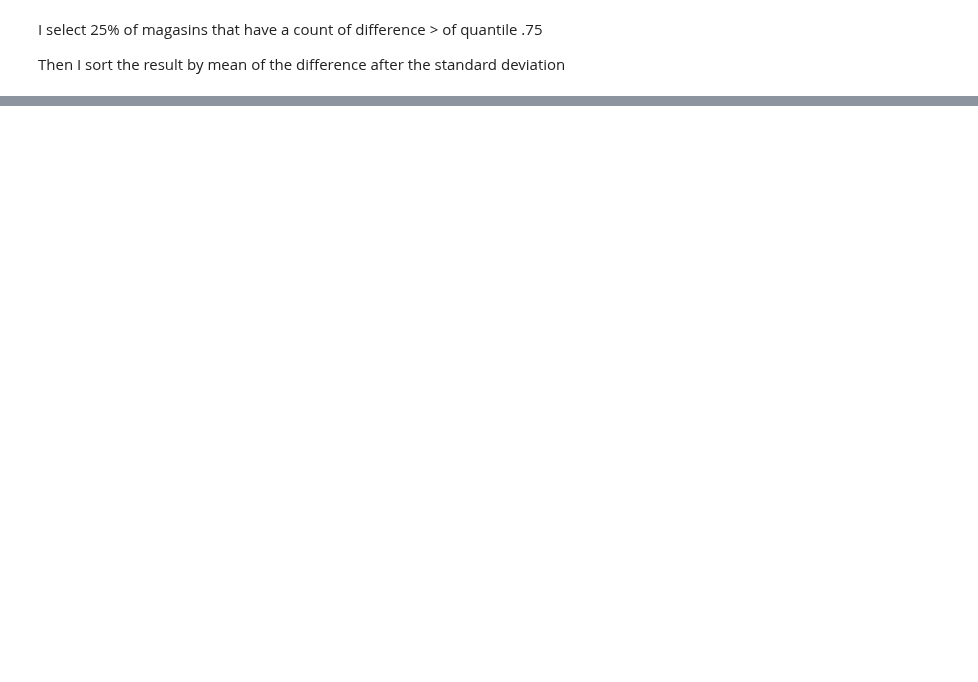
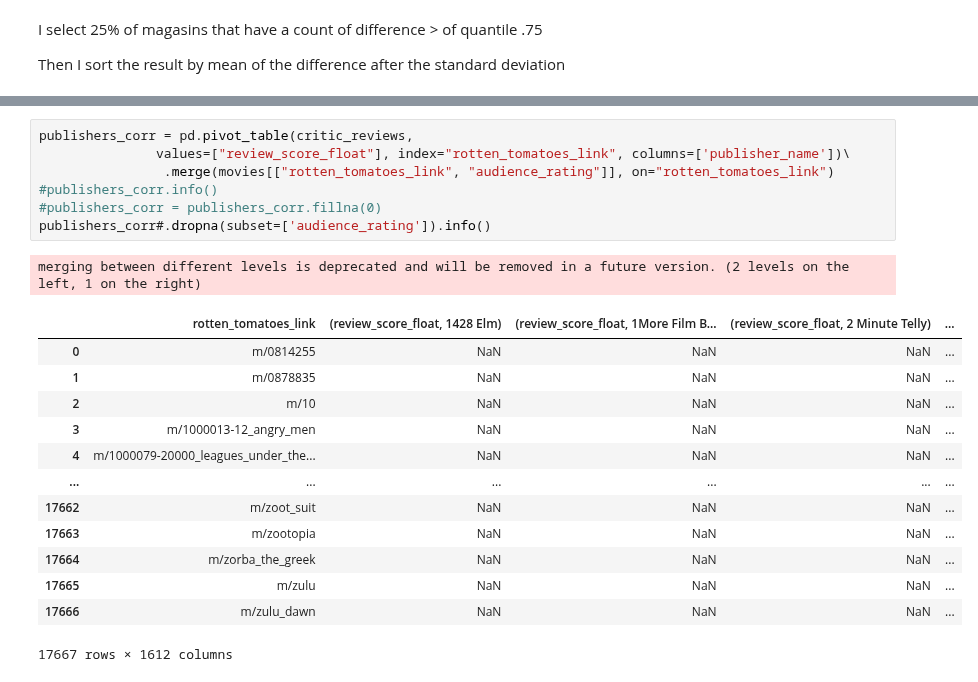
Before and after one commit to fdmdlb/nextflix, a Jupyter notebook: review_magazine_share.ipynb, the cells around one changed output, grey strips where cells are left out. Saved outputs shown, nothing was run; the diff lists cells and outputs as text; blank space fills up the shorter version.

Commit message:
Add correlation columns

```diff
--- a/review_magazine_share.ipynb
+++ b/review_magazine_share.ipynb
@@ -160,0 +224,22 @@ dtype: int64
+# %%
+publishers_corr = pd.pivot_table(critic_reviews,
+               values=["review_score_float"], index="rotten_tomatoes_link", columns=['publisher_name'])\
+                .merge(movies[["rotten_tomatoes_link", "audience_rating"]], on="rotten_tomatoes_link")
+#publishers_corr.info()
+#publishers_corr = publishers_corr.fillna(0)
+publishers_corr#.dropna(subset=['audience_rating']).info()
+# %% [output]
+merging between different levels is deprecated and will be removed in a future version. (2 levels on the left, 1 on the right)
+|  | rotten_tomatoes_link | (review_score_float, 1428 Elm) | (review_score_float, 1More Film B... | (review_score_float, 2 Minute Telly) | ... |
+| 0 | m/0814255 | NaN | NaN | NaN | ... |
+| 1 | m/0878835 | NaN | NaN | NaN | ... |
+| 2 | m/10 | NaN | NaN | NaN | ... |
+| 3 | m/1000013-12_angry_men | NaN | NaN | NaN | ... |
+| 4 | m/1000079-20000_leagues_under_the... | NaN | NaN | NaN | ... |
+| ... | ... | ... | ... | ... | ... |
+| 17662 | m/zoot_suit | NaN | NaN | NaN | ... |
+| 17663 | m/zootopia | NaN | NaN | NaN | ... |
+| 17664 | m/zorba_the_greek | NaN | NaN | NaN | ... |
+| 17665 | m/zulu | NaN | NaN | NaN | ... |
+| 17666 | m/zulu_dawn | NaN | NaN | NaN | ... |
+17667 rows × 1612 columns
```
Also changed, not shown: parts of 17 cells of this notebook.
